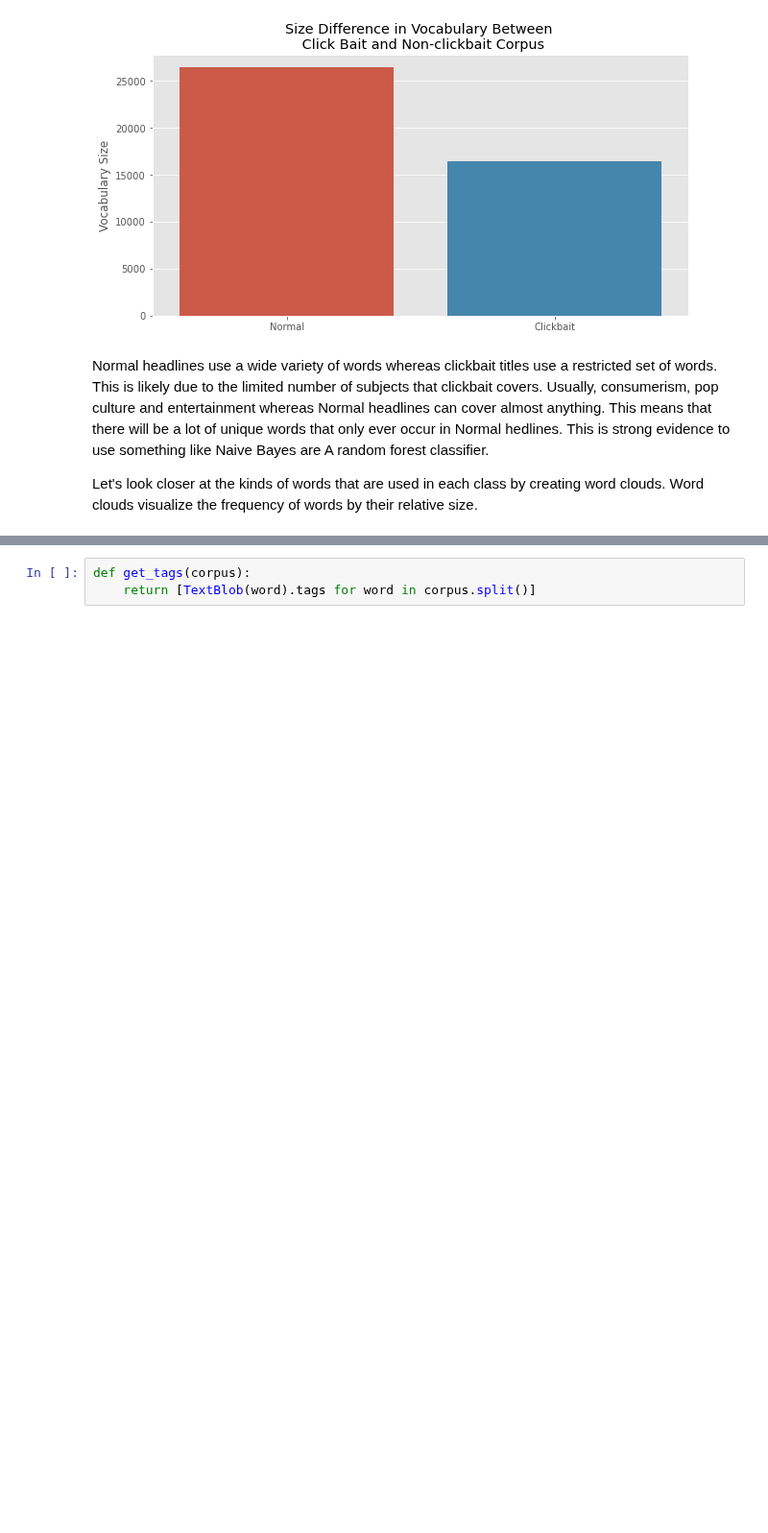
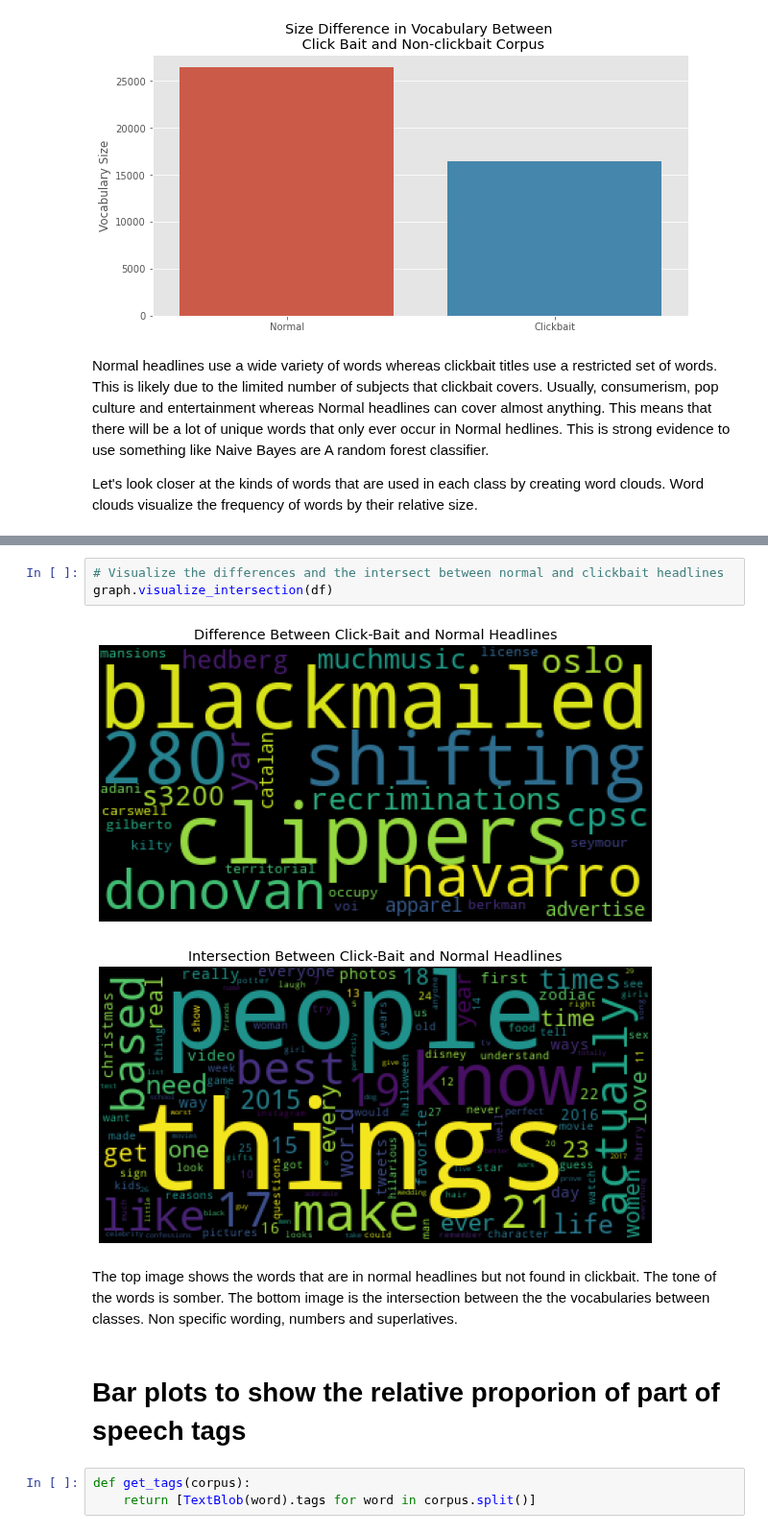
Before and after one commit to SlimHintz/bait-n-switch, a Jupyter notebook: bait-n-switch.ipynb, the cells around one changed output, grey strips where cells are left out. Shown at 96% size. Drawn from its saved outputs; the diff is of its cells as text; blank space fills up the shorter version.

```diff
--- a/bait-n-switch.ipynb
+++ b/bait-n-switch.ipynb
@@ -410,3 +305,13 @@ Bar plot instead
+# %%
+# Visualize the differences and the intersect between normal and clickbait headlines
+graph.visualize_intersection(df)
+# %% [output]
+[figure, added]
+[figure, added]
+# %% [markdown]
+The top image shows the words that are in normal headlines but not found in clickbait. The tone of the words is somber. The bottom image is the intersection between the the vocabularies between classes. Non specific wording, numbers and superlatives.
+# %% [markdown]
+# Bar plots to show the relative proporion of part of speech tags
 # %%
 def get_tags(corpus):
     return [TextBlob(word).tags for word in corpus.split()]
```
Also changed, not shown: parts of 71 cells of this notebook, 11 other files.
